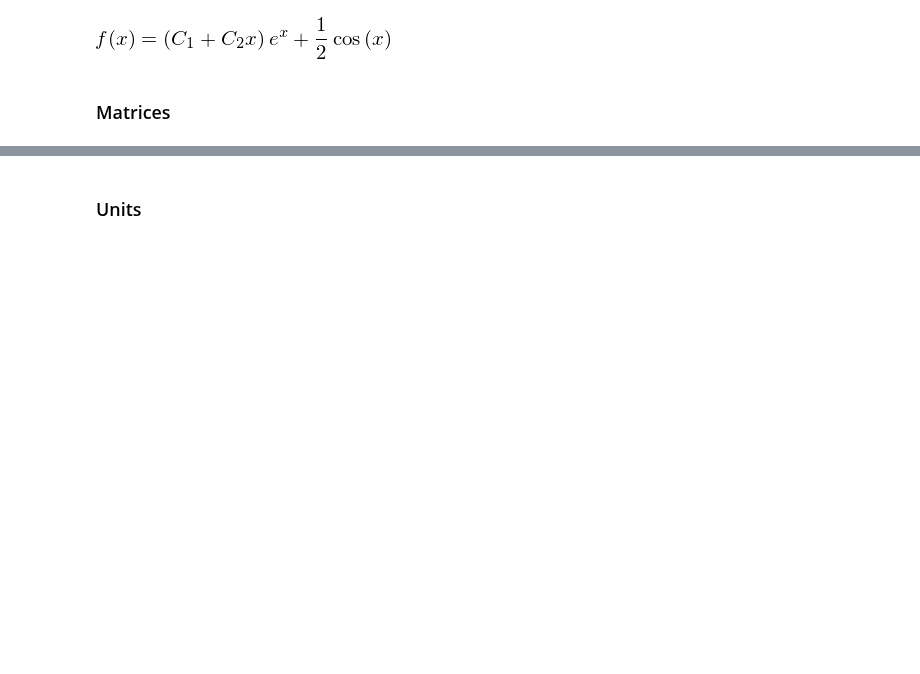
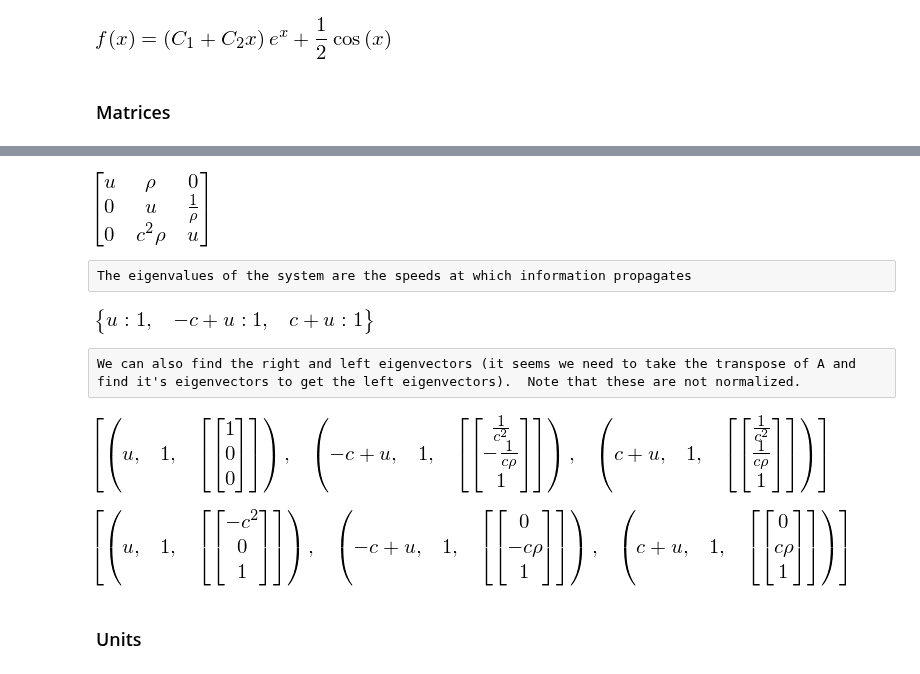
Before and after one commit to sbu-python-class/python-science, a Jupyter notebook: lectures/06-sympy/sympy-examples.ipynb, the cells around one changed output, grey strips where cells are left out. Cells and saved outputs as stored; diff of their text form; code cells hidden in the pictures; blank space fills up the shorter version.

Commit message:
add symbolic eigenvalues and eigenvectors

```diff
--- a/lectures/06-sympy/sympy-examples.ipynb
+++ b/lectures/06-sympy/sympy-examples.ipynb
@@ -425,3 +436,26 @@ dsolve(diffeq, f(x))
+# %%
+from sympy.abc import rho
+rho, u, c = symbols('rho u c')
+A = Matrix([[u, rho, 0], [0, u, rho**-1], [0, c**2 * rho, u]])
+A
+# %% [output]
+[figure, added]
+# %% [raw]
+The eigenvalues of the system are the speeds at which information propagates
+# %%
+A.eigenvals()
+# %% [output]
+[figure, added]
+# %% [raw]
+We can also find the right and left eigenvectors (it seems we need to take the transpose of A and find it's eigenvectors to get the left eigenvectors).  Note that these are not normalized.
+# %%
+A.eigenvects()
+# %% [output]
+[figure, added]
+# %%
+A.T.eigenvects()
+# %% [output]
+[figure, added]
 # %% [markdown]
 ### Units
 # %%
```
Also changed, not shown: parts of 3 cells of this notebook.
